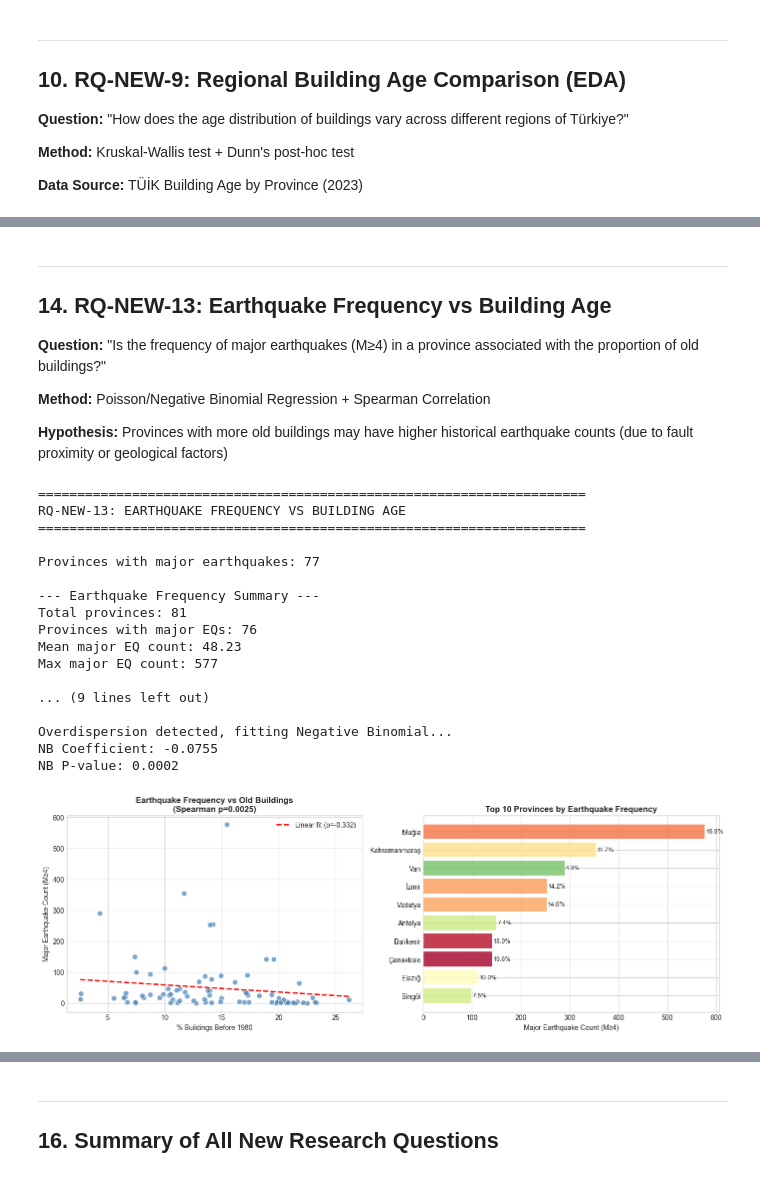
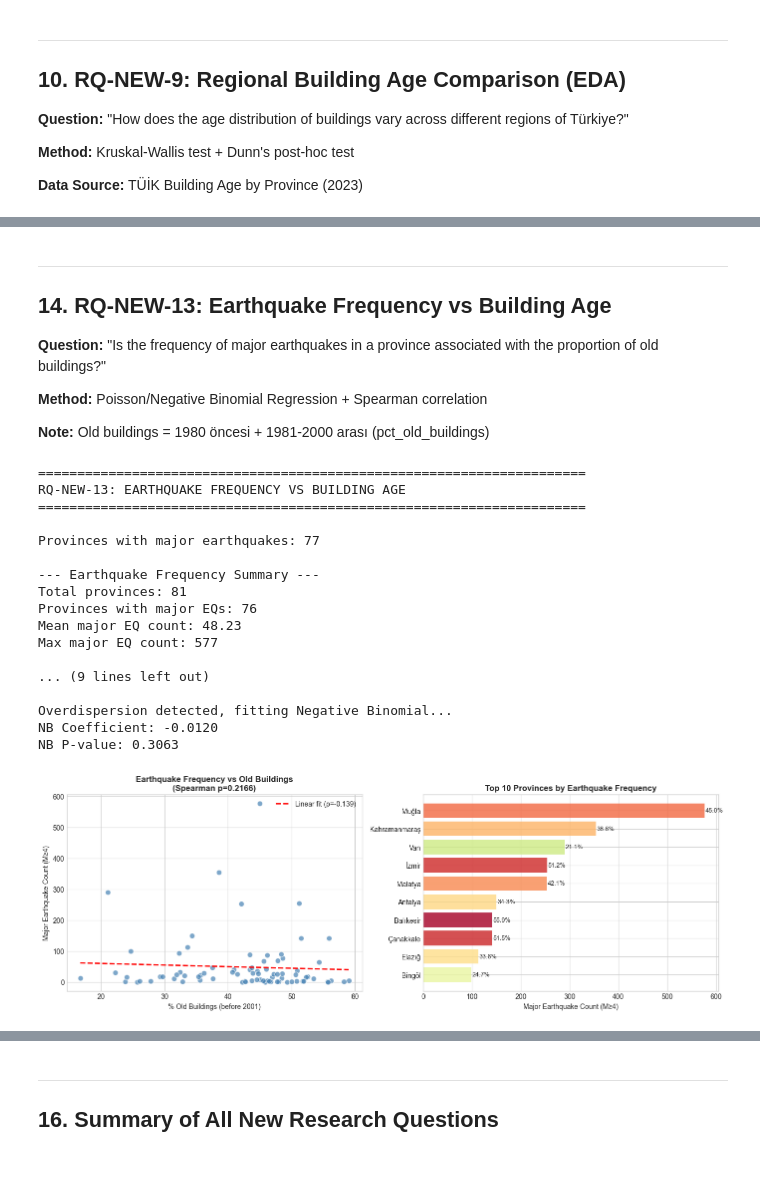
Before and after one commit to esenbora/stat495project, a Jupyter notebook: notebooks/17_new_research_questions.ipynb, the cells around one changed output, grey strips where cells are left out. Saved outputs shown, nothing was run; the diff lists cells and outputs as text; code cells hidden in the pictures.

```diff
--- a/notebooks/17_new_research_questions.ipynb
+++ b/notebooks/17_new_research_questions.ipynb
@@ -1030,11 +1249,11 @@ print('='*70)
 print('RQ-NEW-11: SAFETY RISK ANALYSIS')
 print('='*70)
 
-# Create old building category (above/below median)
-median_old = building_df['pct_before_1980'].median()
-building_df['old_building_cat'] = np.where(building_df['pct_before_1980'] >= median_old, 'High (>=median)', 'Low (<median)')
+# Create old building category (above/below median) using pct_old_buildings
+median_old = building_df['pct_old_buildings'].median()
+building_df['old_building_cat'] = np.where(building_df['pct_old_buildings'] >= median_old, 'High (>=median)', 'Low (<median)')
 
-print(f"\nMedian % old buildings: {median_old:.2f}%")
+print(f"\nMedian % old buildings (before 2001): {median_old:.2f}%")
 
 # Contingency table
 contingency = pd.crosstab(building_df['old_building_cat'], building_df['high_seismic'])
@@ -1051,8 +1270,8 @@ print(f"P-value: {p_chi:.4f}")
 print(f"Conclusion: {'Significant association' if p_chi < 0.05 else 'No significant association'} (α=0.05)")
 
 # Mann-Whitney U test
-high_seismic_old = building_df[building_df['high_seismic'] == 1]['pct_before_1980']
-low_seismic_old = building_df[building_df['high_seismic'] == 0]['pct_before_1980']
+high_seismic_old = building_df[building_df['high_seismic'] == 1]['pct_old_buildings']
+low_seismic_old = building_df[building_df['high_seismic'] == 0]['pct_old_buildings']
 
 u_stat, p_mw = stats.mannwhitneyu(high_seismic_old, low_seismic_old, alternative='two-sided')
 print(f"\n--- Mann-Whitney U Test ---")
@@ -1062,7 +1281,7 @@ print(f"U-statistic: {u_stat:.0f}")
 print(f"P-value: {p_mw:.4f}")
 
 # Point-biserial correlation
-r_pb, p_pb = stats.pointbiserialr(building_df['high_seismic'], building_df['pct_before_1980'])
+r_pb, p_pb = stats.pointbiserialr(building_df['high_seismic'], building_df['pct_old_buildings'])
 print(f"\n--- Point-Biserial Correlation ---")
 print(f"r = {r_pb:.4f}")
 print(f"P-value: {p_pb:.4f}")
@@ -1086,7 +1305,7 @@ bp = ax2.boxplot([low_seismic_old, high_seismic_old], labels=['Low/Medium Seismi
                   patch_artist=True)
 bp['boxes'][0].set_facecolor('lightgreen')
 bp['boxes'][1].set_facecolor('lightcoral')
-ax2.set_ylabel('% Buildings Before 1980')
+ax2.set_ylabel('% Old Buildings (before 2001)')
 ax2.set_title(f'Old Buildings: Low vs High Seismic Zones\n(Mann-Whitney p={p_mw:.4f})', fontweight='bold')
 
 plt.tight_layout()
@@ -1254,11 +1475,11 @@ P-value: 0.0001
 ---
 ## 14. RQ-NEW-13: Earthquake Frequency vs Building Age
 
-**Question:** "Is the frequency of major earthquakes (M≥4) in a province associated with the proportion of old buildings?"
+**Question:** "Is the frequency of major earthquakes in a province associated with the proportion of old buildings?"
 
-**Method:** Poisson/Negative Binomial Regression + Spearman Correlation
+**Method:** Poisson/Negative Binomial Regression + Spearman correlation
 
-**Hypothesis:** Provinces with more old buildings may have higher historical earthquake counts (due to fault proximity or geological factors)
+**Note:** Old buildings = 1980 öncesi + 1981-2000 arası (pct_old_buildings)
 # %%
 print('='*70)
 print('RQ-NEW-13: EARTHQUAKE FREQUENCY VS BUILDING AGE')
@@ -1282,22 +1503,22 @@ print(f"Provinces with major EQs: {(building_eq['major_eq_count'] > 0).sum()}")
 print(f"Mean major EQ count: {building_eq['major_eq_count'].mean():.2f}")
 print(f"Max major EQ count: {building_eq['major_eq_count'].max()}")
 
-# Spearman correlation
-rho_eq, p_eq = stats.spearmanr(building_eq['pct_before_1980'], building_eq['major_eq_count'])
+# Spearman correlation (using pct_old_buildings)
+rho_eq, p_eq = stats.spearmanr(building_eq['pct_old_buildings'], building_eq['major_eq_count'])
 print(f"\n--- Spearman Correlation ---")
 print(f"Spearman rho: {rho_eq:.4f}")
 print(f"P-value: {p_eq:.4f}")
 
 # Poisson Regression
 print("\n--- Poisson Regression: EQ Count ~ % Old Buildings ---")
-X = sm.add_constant(building_eq[['pct_before_1980']])
+X = sm.add_constant(building_eq[['pct_old_buildings']])
 y = building_eq['major_eq_count']
 
 try:
     poisson_model = sm.GLM(y, X, family=sm.families.Poisson()).fit()
-    print(f"Coefficient: {poisson_model.params['pct_before_1980']:.4f}")
-    print(f"P-value: {poisson_model.pvalues['pct_before_1980']:.4f}")
-    print(f"Rate Ratio: {np.exp(poisson_model.params['pct_before_1980']):.4f}")
+    print(f"Coefficient: {poisson_model.params['pct_old_buildings']:.4f}")
+    print(f"P-value: {poisson_model.pvalues['pct_old_buildings']:.4f}")
+    print(f"Rate Ratio: {np.exp(poisson_model.params['pct_old_buildings']):.4f}")
 
     # Check overdispersion
     dispersion = poisson_model.pearson_chi2 / poisson_model.df_resid
@@ -1307,8 +1528,8 @@ try:
         print("\nOverdispersion detected, fitting Negative Binomial...")
         from statsmodels.discrete.discrete_model import NegativeBinomial
         nb_model = sm.GLM(y, X, family=sm.families.NegativeBinomial(alpha=1.0)).fit()
-        print(f"NB Coefficient: {nb_model.params['pct_before_1980']:.4f}")
-        print(f"NB P-value: {nb_model.pvalues['pct_before_1980']:.4f}")
+        print(f"NB Coefficient: {nb_model.params['pct_old_buildings']:.4f}")
+        print(f"NB P-value: {nb_model.pvalues['pct_old_buildings']:.4f}")
 except Exception as e:
     print(f"Model error: {e}")
 
@@ -1317,57 +1538,57 @@ fig, axes = plt.subplots(1, 2, figsize=(14, 5))
 
 # Scatter plot with regression line
 ax1 = axes[0]
-ax1.scatter(building_eq['pct_before_1980'], building_eq['major_eq_count'],
+ax1.scatter(building_eq['pct_old_buildings'], building_eq['major_eq_count'],
             c='steelblue', alpha=0.7, s=60, edgecolors='white')
 
 # Add regression line
-z = np.polyfit(building_eq['pct_before_1980'], building_eq['major_eq_count'], 1)
+z = np.polyfit(building_eq['pct_old_buildings'], building_eq['major_eq_count'], 1)
 p = np.poly1d(z)
-x_line = np.linspace(building_eq['pct_before_1980'].min(), building_eq['pct_before_1980'].max(), 100)
+x_line = np.linspace(building_eq['pct_old_buildings'].min(), building_eq['pct_old_buildings'].max(), 100)
 ax1.plot(x_line, p(x_line), 'r--', linewidth=2, label=f'Linear fit (ρ={rho_eq:.3f})')
 
-ax1.set_xlabel('% Buildings Before 1980')
+ax1.set_xlabel('% Old Buildings (before 2001)')
 ax1.set_ylabel('Major Earthquake Count (M≥4)')
 ax1.set_title(f'Earthquake Frequency vs Old Buildings\n(Spearman p={p_eq:.4f})', fontweight='bold')
 ax1.legend()
 
 # Bar chart - top 10 provinces by EQ count
 ax2 = axes[1]
-top10 = building_eq.nlargest(10, 'major_eq_count')[['province', 'major_eq_count', 'pct_before_1980']]
-colors = plt.cm.RdYlGn_r(top10['pct_before_1980'] / top10['pct_before_1980'].max())
+top10 = building_eq.nlargest(10, 'major_eq_count')[['province', 'major_eq_count', 'pct_old_buildings']]
+colors = plt.cm.RdYlGn_r(top10['pct_old_buildings'] / top10['pct_old_buildings'].max())
 bars = ax2.barh(range(len(top10)), top10['major_eq_count'], color=colors, alpha=0.8)
 ax2.set_yticks(range(len(top10)))
 ax2.set_yticklabels(top10['province'])
 ax2.set_xlabel('Major Earthquake Count (M≥4)')
 ax2.set_title('Top 10 Provinces by Earthquake Frequency', fontweight='bold')
 ax2.invert_yaxis()
 
 # Add % old building labels
 for i, (_, row) in enumerate(top10.iterrows()):
-    ax2.text(row['major_eq_count'] + 2, i, f'{row["pct_before_1980"]:.1f}%', va='center', fontsize=9)
+    ax2.text(row['major_eq_count'] + 2, i, f'{row["pct_old_buildings"]:.1f}%', va='center', fontsize=9)
 
 plt.tight_layout()
 plt.savefig(os.path.join(OUTPUT_DIR, 'rq13_eq_frequency_building_age.png'), dpi=300, bbox_inches='tight')
 plt.show()
 # %% [output]
 ======================================================================
 RQ-NEW-13: EARTHQUAKE FREQUENCY VS BUILDING AGE
 ======================================================================
 
 Provinces with major earthquakes: 77
 
 --- Earthquake Frequency Summary ---
 Total provinces: 81
 Provinces with major EQs: 76
 Mean major EQ count: 48.23
 Max major EQ count: 577
 
 ... (9 lines left out)
 
 Overdispersion detected, fitting Negative Binomial...
-NB Coefficient: -0.0755
-NB P-value: 0.0002
+NB Coefficient: -0.0120
+NB P-value: 0.3063
-[figure, old version]
+[figure, new version]
 # %% [markdown]
 ---
 ## 15. RQ-NEW-14: Fault Proximity and Building Age
```
Also changed, not shown: parts of 17 cells of this notebook, 19 other files.
